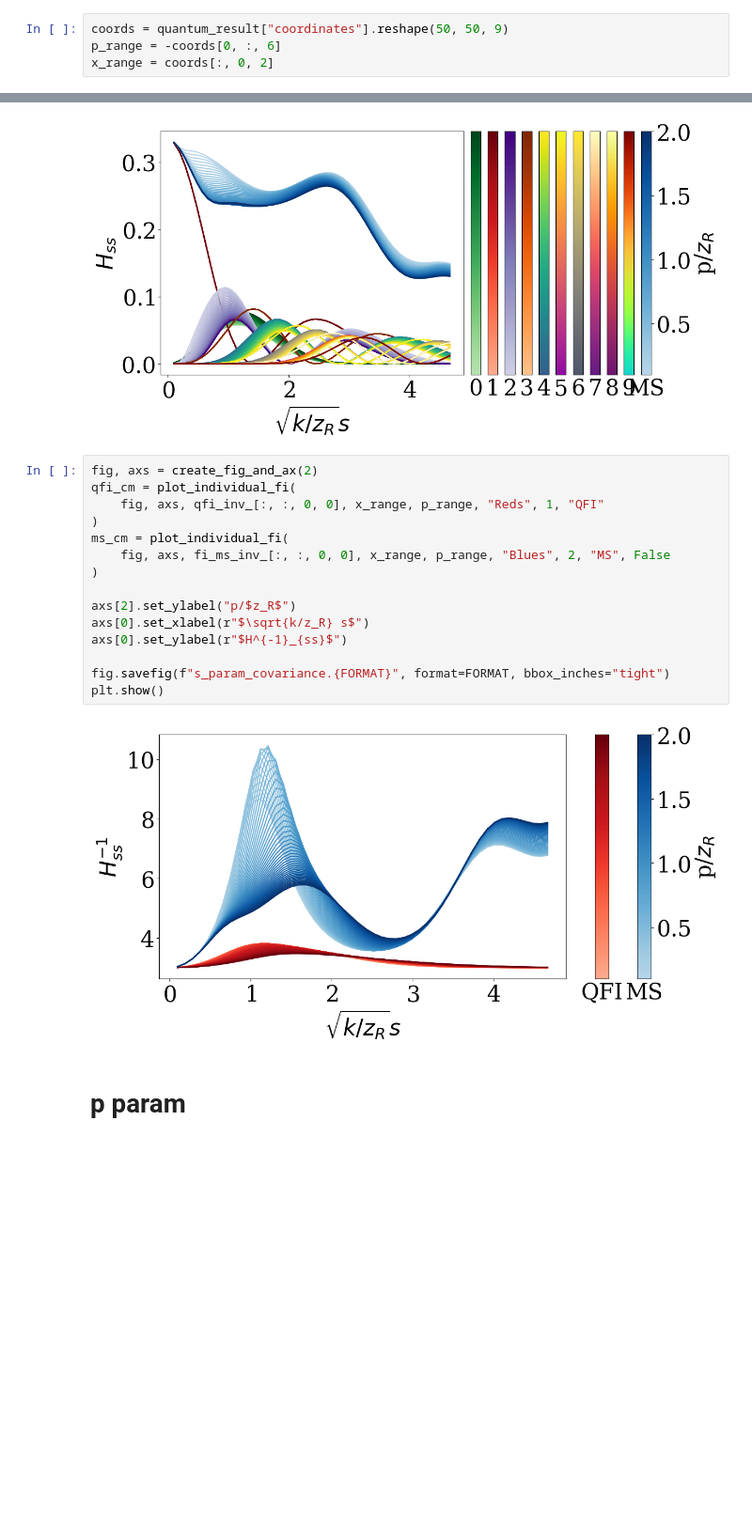
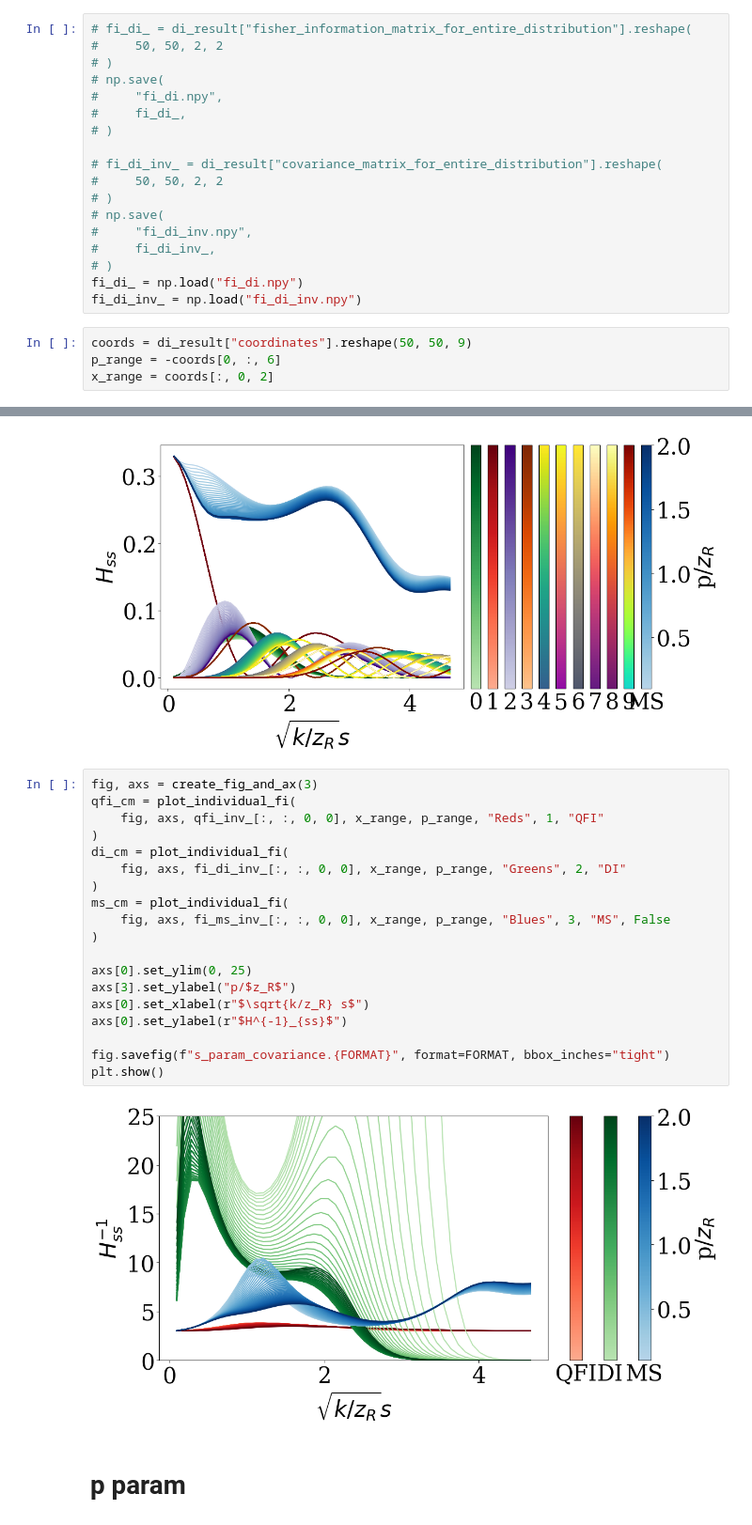
Before and after one commit to jernejfrank/rayfish, a Jupyter notebook: examples/distance_3_point_sources/simulation.ipynb, the cells around one changed output, grey strips where cells are left out. Shown at 94% size. Drawn from its saved outputs; the diff is of its cells as text; blank space fills up the shorter version.

```diff
--- a/examples/distance_3_point_sources/simulation.ipynb
+++ b/examples/distance_3_point_sources/simulation.ipynb
@@ -111,5 +138,23 @@ np.save(
+# %%
+# fi_di_ = di_result["fisher_information_matrix_for_entire_distribution"].reshape(
+#     50, 50, 2, 2
+# )
+# np.save(
+#     "fi_di.npy",
+#     fi_di_,
+# )
+
+# fi_di_inv_ = di_result["covariance_matrix_for_entire_distribution"].reshape(
+#     50, 50, 2, 2
+# )
+# np.save(
+#     "fi_di_inv.npy",
+#     fi_di_inv_,
+# )
+fi_di_ = np.load("fi_di.npy")
+fi_di_inv_ = np.load("fi_di_inv.npy")
 # %%
-coords = quantum_result["coordinates"].reshape(50, 50, 9)
+coords = di_result["coordinates"].reshape(50, 50, 9)
 p_range = -coords[0, :, 6]
 x_range = coords[:, 0, 2]
 # %%
@@ -221,22 +269,26 @@ plt.show()
 # %% [output]
 [figure]
 # %%
-fig, axs = create_fig_and_ax(2)
+fig, axs = create_fig_and_ax(3)
 qfi_cm = plot_individual_fi(
     fig, axs, qfi_inv_[:, :, 0, 0], x_range, p_range, "Reds", 1, "QFI"
 )
+di_cm = plot_individual_fi(
+    fig, axs, fi_di_inv_[:, :, 0, 0], x_range, p_range, "Greens", 2, "DI"
+)
 ms_cm = plot_individual_fi(
-    fig, axs, fi_ms_inv_[:, :, 0, 0], x_range, p_range, "Blues", 2, "MS", False
+    fig, axs, fi_ms_inv_[:, :, 0, 0], x_range, p_range, "Blues", 3, "MS", False
 )
 
-axs[2].set_ylabel("p/$z_R$")
+axs[0].set_ylim(0, 25)
+axs[3].set_ylabel("p/$z_R$")
 axs[0].set_xlabel(r"$\sqrt{k/z_R} s$")
 axs[0].set_ylabel(r"$H^{-1}_{ss}$")
 
 fig.savefig(f"s_param_covariance.{FORMAT}", format=FORMAT, bbox_inches="tight")
 plt.show()
 # %% [output]
-[figure, old version]
+[figure, new version]
 # %% [markdown]
 # p param
 # %%
```
Also changed, not shown: parts of 8 cells of this notebook, 11 other files.
